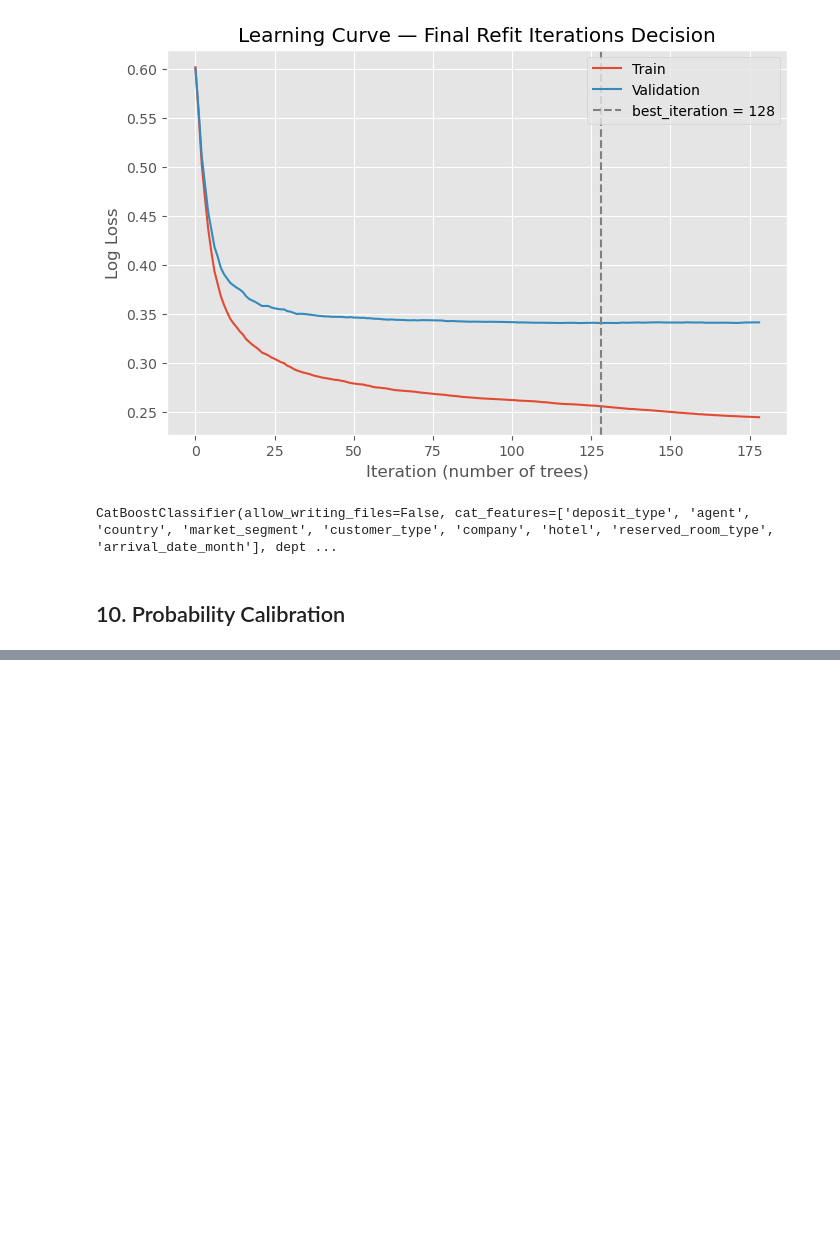
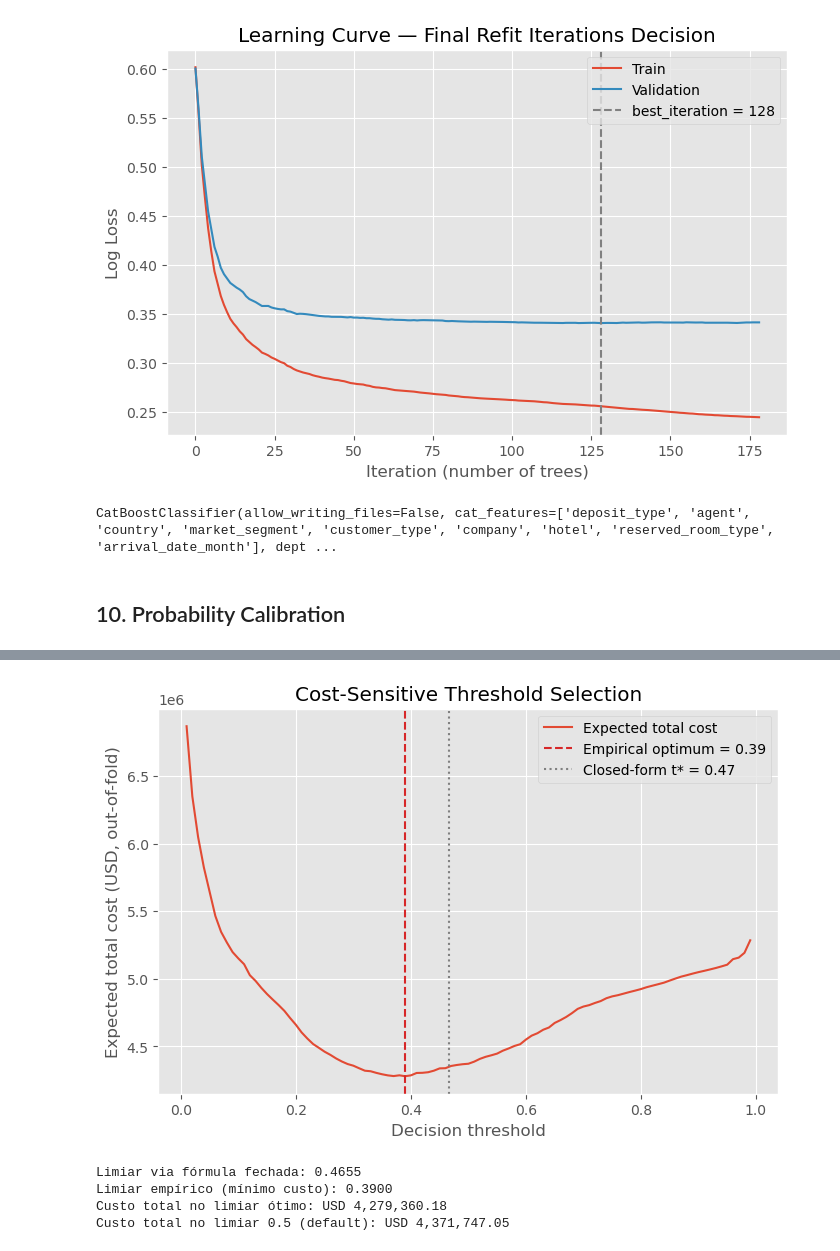
Before and after one commit to bruno-lima98/portfolio-hotel-cancellation-prediction, a Jupyter notebook: main.ipynb, the cells around one changed output, grey strips where cells are left out. Saved outputs shown, nothing was run; the diff lists cells and outputs as text; code cells hidden in the pictures; blank space fills up the shorter version.

```diff
--- a/main.ipynb
+++ b/main.ipynb
@@ -1942,0 +1966,42 @@ Brier Skill Score: 0.4699
+# %%
+thresholds = np.linspace(0.01, 0.99, 99)
+custos_totais = []
+
+for t in thresholds:
+    preds = (probs_validas >= t).astype(int)
+
+    fp = ((preds == 1) & (y_valido == 0)).sum()
+    fn = ((preds == 0) & (y_valido == 1)).sum()
+    vp = ((preds == 1) & (y_valido == 1)).sum()
+    vn = ((preds == 0) & (y_valido == 0)).sum()
+
+    custo_total = fp * custo_fp + fn * custo_fn + vp * custo_vp + vn * custo_vn
+    custos_totais.append(custo_total)
+
+custos_totais = np.array(custos_totais)
+limiar_empirico = thresholds[np.argmin(custos_totais)]
+
+plt.figure(figsize=(8, 5))
+plt.plot(thresholds, custos_totais, label="Expected total cost")
+plt.axvline(limiar_empirico, color="tab:red", linestyle="--", label=f"Empirical optimum = {limiar_empirico:.2f}")
+plt.axvline(limiar_formula, color="gray", linestyle=":", label=f"Closed-form t* = {limiar_formula:.2f}")
+plt.xlabel("Decision threshold")
+plt.ylabel("Expected total cost (USD, out-of-fold)")
+plt.title("Cost-Sensitive Threshold Selection")
+plt.legend()
+
+plt.savefig("images/section_11_graph_threshold_cost.jpeg", dpi=300, bbox_inches="tight")
+plt.show()
+
+print(f"Limiar via fórmula fechada: {limiar_formula:.4f}")
+print(f"Limiar empírico (mínimo custo): {limiar_empirico:.4f}")
+print(f"Custo total no limiar ótimo: USD {custos_totais.min():,.2f}")
+
+limiar_05_idx = np.argmin(np.abs(thresholds - 0.5))
+print(f"Custo total no limiar 0.5 (default): USD {custos_totais[limiar_05_idx]:,.2f}")
+# %% [output]
+[figure, added]
+Limiar via fórmula fechada: 0.4655
+Limiar empírico (mínimo custo): 0.3900
+Custo total no limiar ótimo: USD 4,279,360.18
+Custo total no limiar 0.5 (default): USD 4,371,747.05
```
Also changed, not shown: parts of 4 cells of this notebook, 4 other files.
